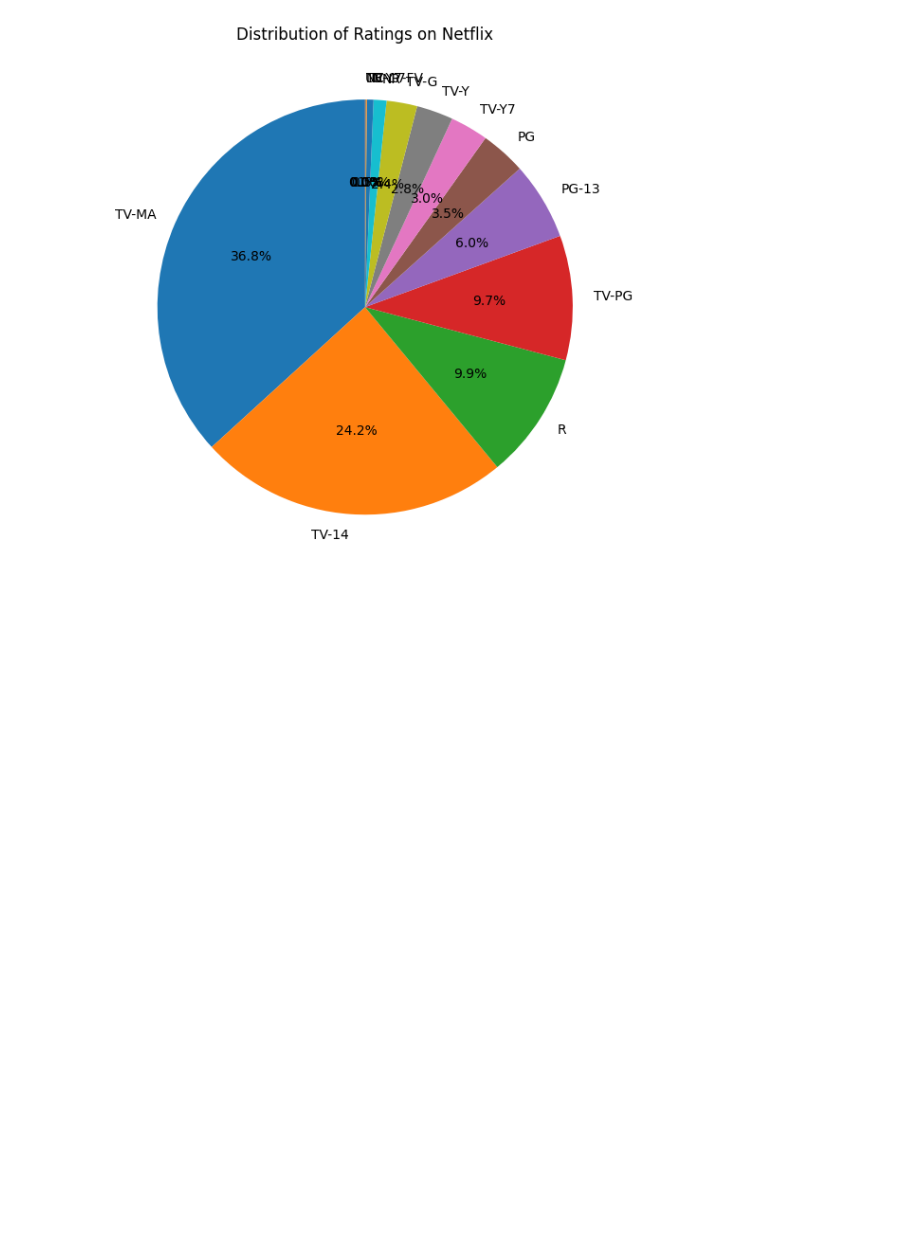
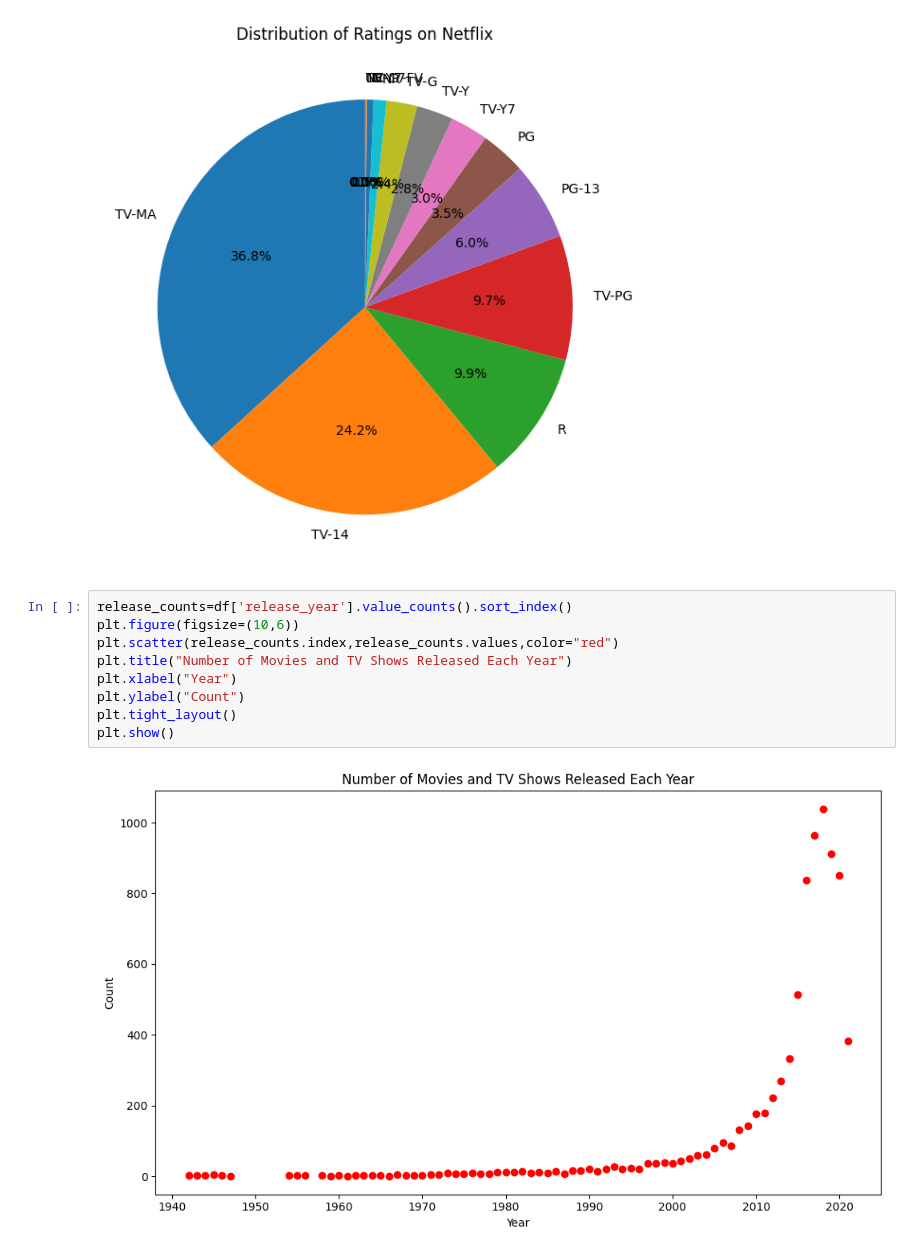
Before and after one commit to hetpatel1812/Netflix-Data-Visualization, a Jupyter notebook: Netflix_Data_Visualization.ipynb, the cells around one changed output. Saved outputs shown, nothing was run; the diff lists cells and outputs as text; blank space fills up the shorter version.

```diff
--- a/Netflix_Data_Visualization.ipynb
+++ b/Netflix_Data_Visualization.ipynb
@@ -29,3 +29,14 @@ plt.tight_layout()
 plt.show()
 # %% [output]
 [figure]
+# %%
+release_counts=df['release_year'].value_counts().sort_index()
+plt.figure(figsize=(10,6))
+plt.scatter(release_counts.index,release_counts.values,color="red")
+plt.title("Number of Movies and TV Shows Released Each Year")
+plt.xlabel("Year")
+plt.ylabel("Count")
+plt.tight_layout()
+plt.show()
+# %% [output]
+[figure, added]
```
